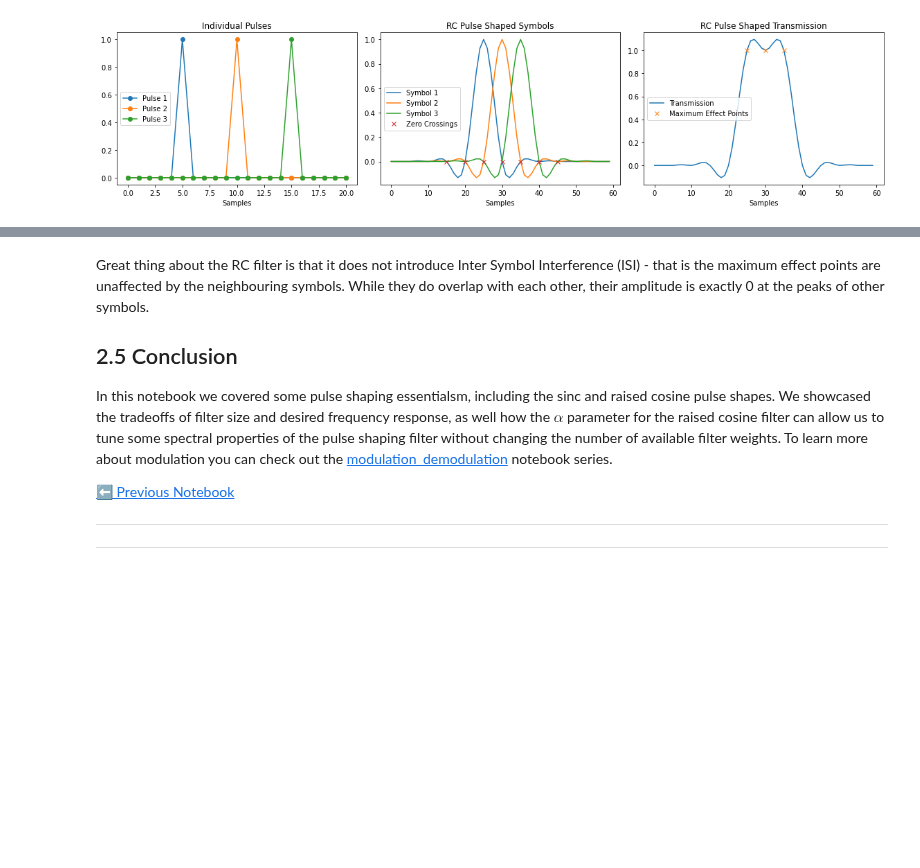
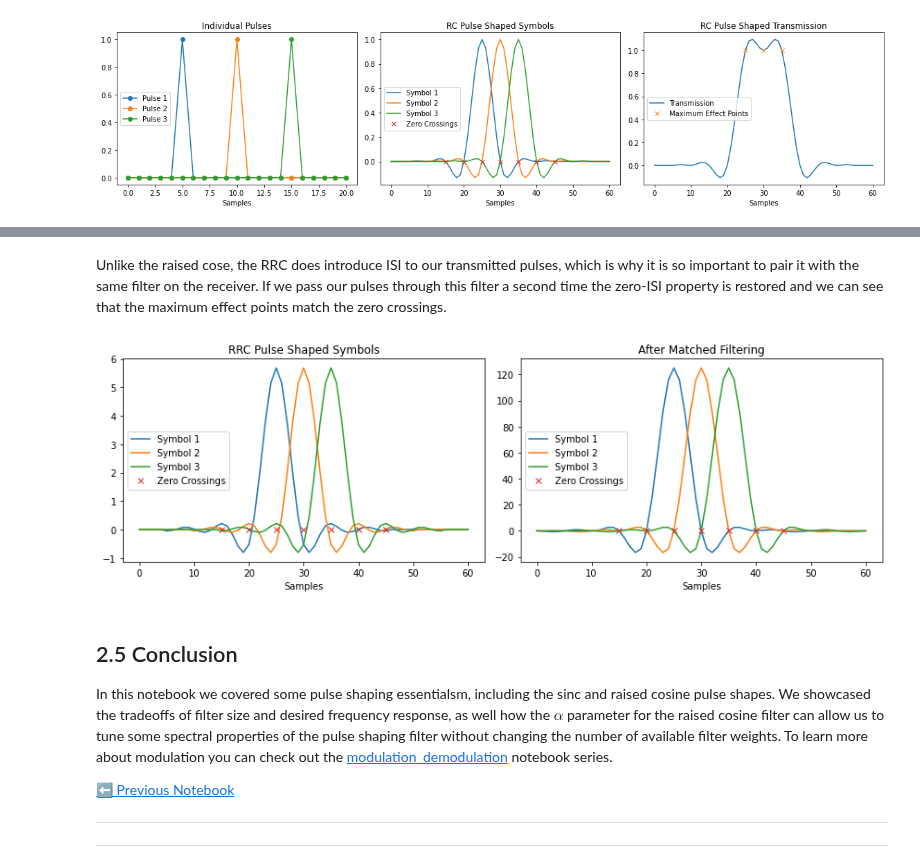
Before and after one commit to strath-sdr/dsp_notebooks, a Jupyter notebook: notebooks/baseband_modulation/02_pulse_shaping.ipynb, the cells around one changed output, grey strips where cells are left out. Cells and saved outputs as stored; diff of their text form; code cells hidden in the pictures; blank space fills up the shorter version.

```diff
--- a/notebooks/baseband_modulation/02_pulse_shaping.ipynb
+++ b/notebooks/baseband_modulation/02_pulse_shaping.ipynb
@@ -285,6 +328,48 @@ fig.tight_layout()
+# %% [markdown]
+Unlike the raised cose, the RRC does introduce ISI to our transmitted pulses, which is why it is so important to pair it with the same filter on the receiver. If we pass our pulses through this filter a second time the zero-ISI property is restored and we can see that the maximum effect points match the zero crossings.
+# %%
+# Generate pulse vectors
+pulse1 = np.zeros(21,)
+pulse2 = np.zeros(21,)
+pulse3 = np.zeros(21,)
+pulse1[5] = 1
+pulse2[10] = 1
+pulse3[15] = 1
+
+# Pulse shape each symbol separately
+symbol1_rrc = np.convolve(pulse1,h_rrc).real
+symbol2_rrc = np.convolve(pulse2,h_rrc).real
+symbol3_rrc = np.convolve(pulse3,h_rrc).real
+
+# Pulse shape with matched filter
+symbol1_matched = np.convolve(symbol1_rrc,h_rrc).real[20:-20]
+symbol2_matched = np.convolve(symbol2_rrc,h_rrc).real[20:-20]
+symbol3_matched = np.convolve(symbol3_rrc,h_rrc).real[20:-20]
+
+# Plot them all
+fig, ax = plt.subplots(1,2, figsize=(12,4))
+
+# Only RRC filtered pulses
+ax[0].plot(symbol1_rrc)
+ax[0].plot(symbol2_rrc)
+ax[0].plot(symbol3_rrc)
+ax[0].plot([15,20,25,30,35,40,45], [0,0,0,0,0,0,0], 'x')
+ax[0].set_title('RRC Pulse Shaped Symbols')
+ax[0].set_xlabel('Samples')
+ax[0].legend(('Symbol 1', 'Symbol 2', 'Symbol 3', 'Zero Crossings'), loc='center left')
+
+# Twice RRC filtered pulses, demonstrating matched filtering
+ax[1].plot(symbol1_matched)
+ax[1].plot(symbol2_matched)
+ax[1].plot(symbol3_matched)
+ax[1].plot([15,20,25,30,35,40,45], [0,0,0,0,0,0,0], 'x')
+ax[1].set_title('After Matched Filtering')
+ax[1].set_xlabel('Samples')
+ax[1].legend(('Symbol 1', 'Symbol 2', 'Symbol 3', 'Zero Crossings'), loc='center left')
+plt.tight_layout()
+# %% [output]
+[figure, added]
 # %% [markdown]
-Great thing about the RC filter is that it does not introduce Inter Symbol Interference (ISI) - that is the maximum effect points are unaffected by the neighbouring symbols. While they do overlap with each other, their amplitude is exactly 0 at the peaks of other symbols.
-
 ## 2.5 Conclusion
 
 In this notebook we covered some pulse shaping essentialsm, including the sinc and raised cosine pulse shapes. We showcased the tradeoffs of filter size and desired frequency response, as well how the $\alpha$ parameter for the raised cosine filter can allow us to tune some spectral properties of the pulse shaping filter without changing the number of available filter weights. To learn more about modulation you can check out the [modulation_demodulation](../modulation_demodulation/01_introduction.ipynb) notebook series.
```
Also changed, not shown: parts of 13 cells of this notebook, 1 other file.
